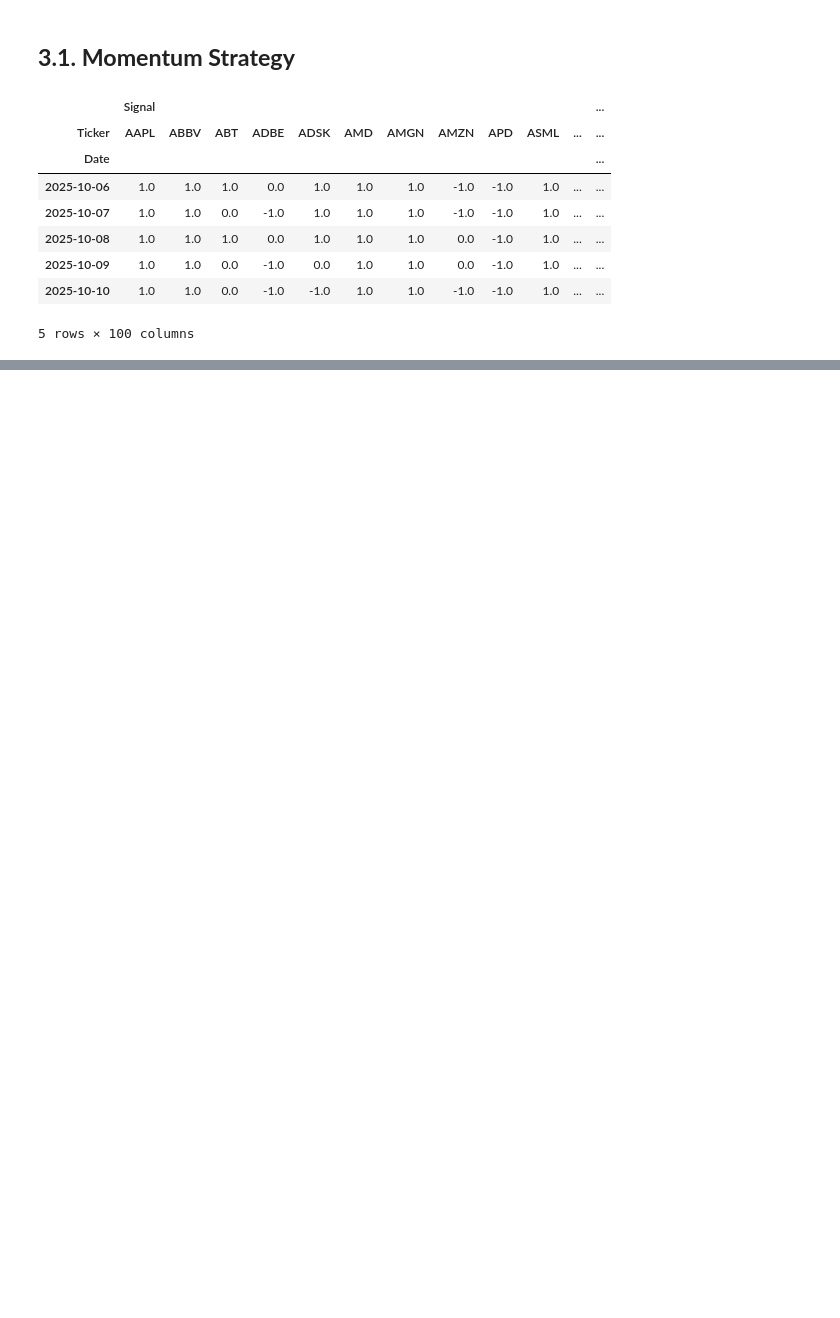
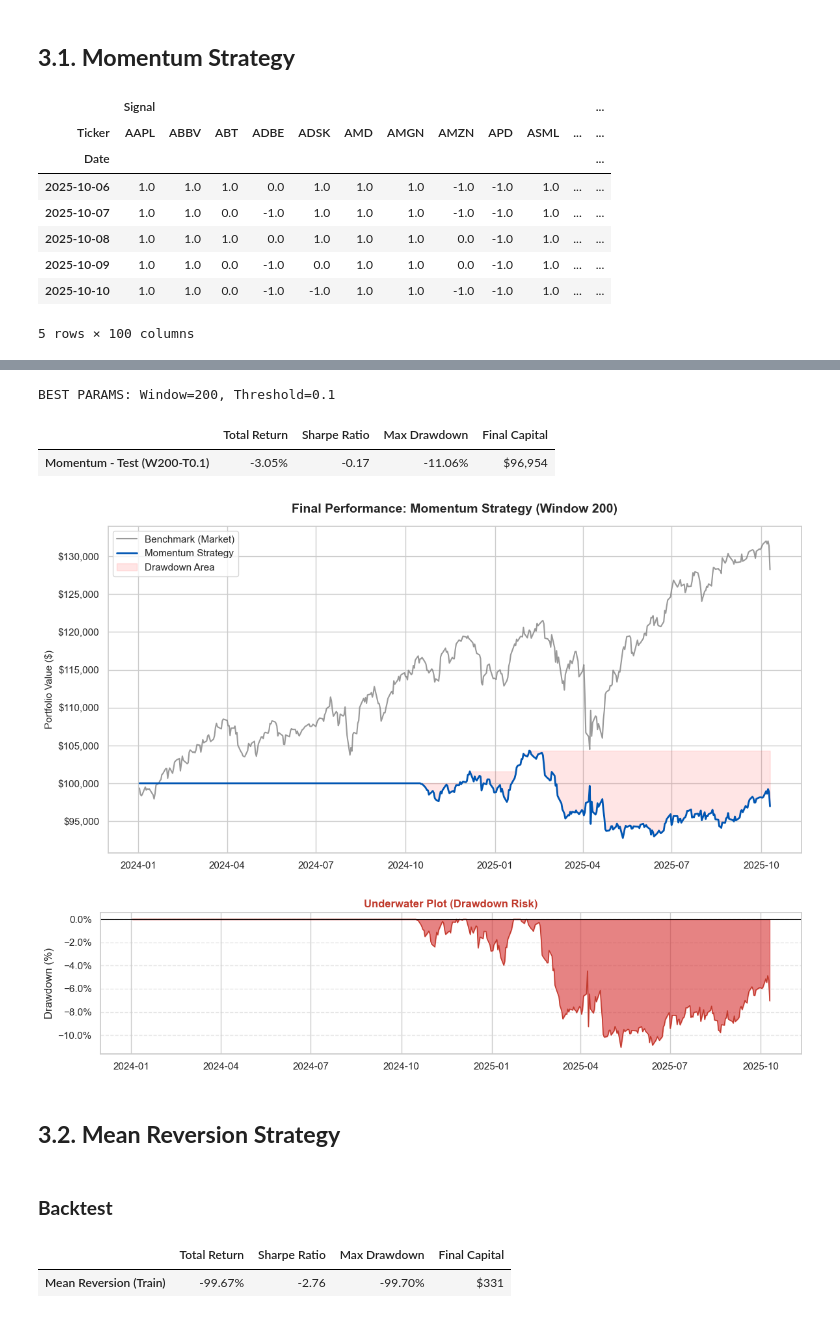
Before and after one commit to buibaongan/CF_Ngan23280071_Dung23280048, a Jupyter notebook: notebook/main.ipynb, the cells around one changed output, grey strips where cells are left out. Cells and saved outputs as stored; diff of their text form; code cells hidden in the pictures; blank space fills up the shorter version.

```diff
--- a/notebook/main.ipynb
+++ b/notebook/main.ipynb
@@ -164,4 +149,0 @@ print(f"==> Tham số tối ưu chọn theo Sharpe Ratio: {best_t} (Sharpe: {bes
-# %%
-# 4. Bước 3: Test (Đánh giá thực tế)
-eq_test, m_test = tester.run_and_evaluate(test_df, MomentumStrategy, "Momentum (Test)", threshold=best_t)
-display(m_test)
@@ -340,0 +150,38 @@ NameError: name 'equity_val' is not defined
+# %%
+best_w = int(best['window'])
+best_t = best['threshold']
+
+print(f"BEST PARAMS: Window={best_w}, Threshold={best_t}")
+
+# Chạy Backtest trên tập Test với tham số tối ưu
+equity_test, metrics_test = tester.run_and_evaluate(
+    test_df, MomentumStrategy,
+    label=f"Momentum - Test (W{best_w}-T{best_t})",
+    window=best_w, threshold=best_t
+)
+
+display(metrics_test)
+# %% [output]
+BEST PARAMS: Window=200, Threshold=0.1
+|  | Total Return | Sharpe Ratio | Max Drawdown | Final Capital |
+| Momentum - Test (W200-T0.1) | -3.05% | -0.17 | -11.06% | $96,954 |
+# %%
+# Tạo Benchmark (Giả sử mua đều thị trường và nắm giữ)
+# Cách tính: Trung bình Log Return của các mã -> Lũy kế
+bench_log_ret = test_df['Log Return'].mean(axis=1)
+bench_equity = np.exp(bench_log_ret.cumsum()) * tester.initial_capital
+
+# Vẽ biểu đồ so sánh
+viz.plot_strategy_vs_benchmark(
+    equity_test,
+    bench_equity,
+    title=f"Final Performance: Momentum Strategy (Window {best_w})"
+)
+
+# (Tuỳ chọn) Vẽ biểu đồ rủi ro (Underwater)
+viz.plot_underwater(equity_test)
+# %% [output]
+[figure, added]
+[figure, added]
+# %% [markdown]
+## **3.2. Mean Reversion Strategy**
@@ -340,0 +193,2 @@ NameError: name 'equity_val' is not defined
+# %% [markdown]
+### **Backtest**
@@ -340,0 +198,7 @@ NameError: name 'equity_val' is not defined
+# %%
+# Train set
+eq_train, m_train = tester.run_and_evaluate(train_df, MeanReversionStrategy, "Mean Reversion (Train)")
+display(m_train)
+# %% [output]
+|  | Total Return | Sharpe Ratio | Max Drawdown | Final Capital |
+| Mean Reversion (Train) | -99.67% | -2.76 | -99.70% | $331 |
```
Also changed, not shown: parts of 22 cells of this notebook, 8 other files.
